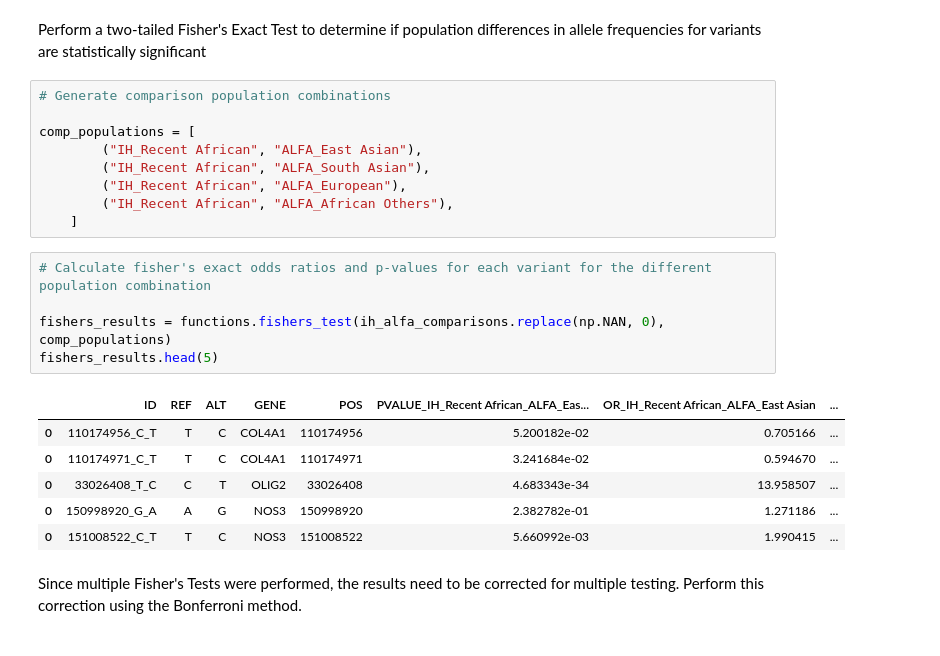
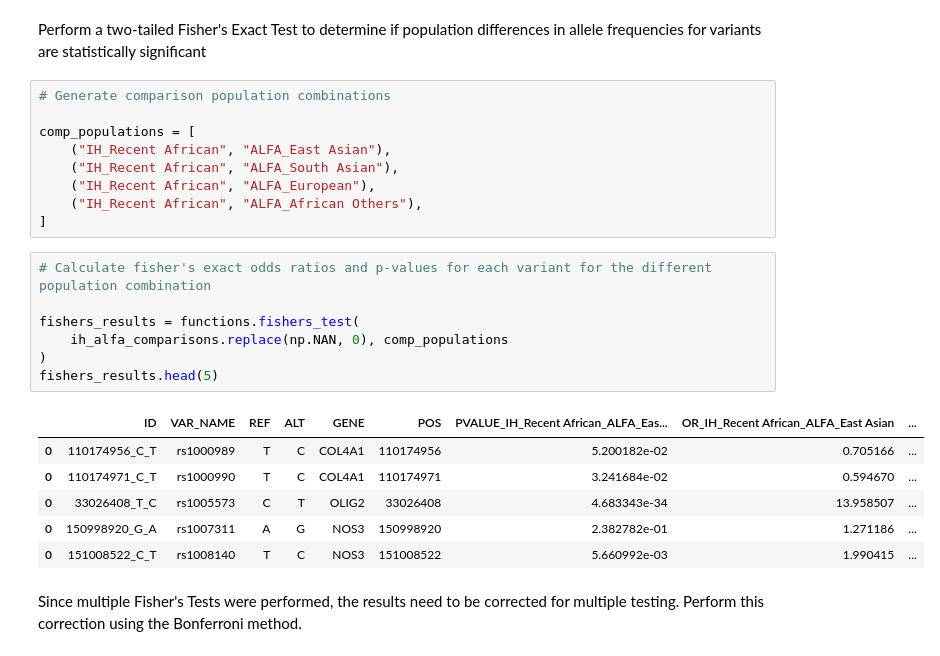
Before and after one commit to MeganHolborn/Genetic_data_analysis, a Jupyter notebook: Notebooks/Analysis_and_Visualisation/4-Variant_frequency_comparisons.ipynb, the cells around one changed output. Saved outputs shown, nothing was run; the diff lists cells and outputs as text.

Commit message:
Update analysis code, markdown and results

```diff
--- a/Notebooks/Analysis_and_Visualisation/4-Variant_frequency_comparisons.ipynb
+++ b/Notebooks/Analysis_and_Visualisation/4-Variant_frequency_comparisons.ipynb
@@ -308,23 +322,25 @@ Perform a two-tailed Fisher's Exact Test to determine if population differences
 # Generate comparison population combinations
 
 comp_populations = [
-        ("IH_Recent African", "ALFA_East Asian"),
-        ("IH_Recent African", "ALFA_South Asian"),
-        ("IH_Recent African", "ALFA_European"),
-        ("IH_Recent African", "ALFA_African Others"),
-    ]
+    ("IH_Recent African", "ALFA_East Asian"),
+    ("IH_Recent African", "ALFA_South Asian"),
+    ("IH_Recent African", "ALFA_European"),
+    ("IH_Recent African", "ALFA_African Others"),
+]
 # %%
 # Calculate fisher's exact odds ratios and p-values for each variant for the different population combination
 
-fishers_results = functions.fishers_test(ih_alfa_comparisons.replace(np.NAN, 0), comp_populations)
+fishers_results = functions.fishers_test(
+    ih_alfa_comparisons.replace(np.NAN, 0), comp_populations
+)
 fishers_results.head(5)
 # %% [output]
-|  | ID | REF | ALT | GENE | POS | PVALUE_IH_Recent African_ALFA_Eas... | OR_IH_Recent African_ALFA_East Asian | ... |
-| 0 | 110174956_C_T | T | C | COL4A1 | 110174956 | 5.200182e-02 | 0.705166 | ... |
-| 0 | 110174971_C_T | T | C | COL4A1 | 110174971 | 3.241684e-02 | 0.594670 | ... |
-| 0 | 33026408_T_C | C | T | OLIG2 | 33026408 | 4.683343e-34 | 13.958507 | ... |
-| 0 | 150998920_G_A | A | G | NOS3 | 150998920 | 2.382782e-01 | 1.271186 | ... |
-| 0 | 151008522_C_T | T | C | NOS3 | 151008522 | 5.660992e-03 | 1.990415 | ... |
+|  | ID | VAR_NAME | REF | ALT | GENE | POS | PVALUE_IH_Recent African_ALFA_Eas... | OR_IH_Recent African_ALFA_East Asian | ... |
+| 0 | 110174956_C_T | rs1000989 | T | C | COL4A1 | 110174956 | 5.200182e-02 | 0.705166 | ... |
+| 0 | 110174971_C_T | rs1000990 | T | C | COL4A1 | 110174971 | 3.241684e-02 | 0.594670 | ... |
+| 0 | 33026408_T_C | rs1005573 | C | T | OLIG2 | 33026408 | 4.683343e-34 | 13.958507 | ... |
+| 0 | 150998920_G_A | rs1007311 | A | G | NOS3 | 150998920 | 2.382782e-01 | 1.271186 | ... |
+| 0 | 151008522_C_T | rs1008140 | T | C | NOS3 | 151008522 | 5.660992e-03 | 1.990415 | ... |
 # %% [markdown]
 Since multiple Fisher's Tests were performed, the results need to be corrected for multiple testing. Perform this correction using the Bonferroni method.
 # %%
```
Also changed, not shown: parts of 44 cells of this notebook, 13 other files.
